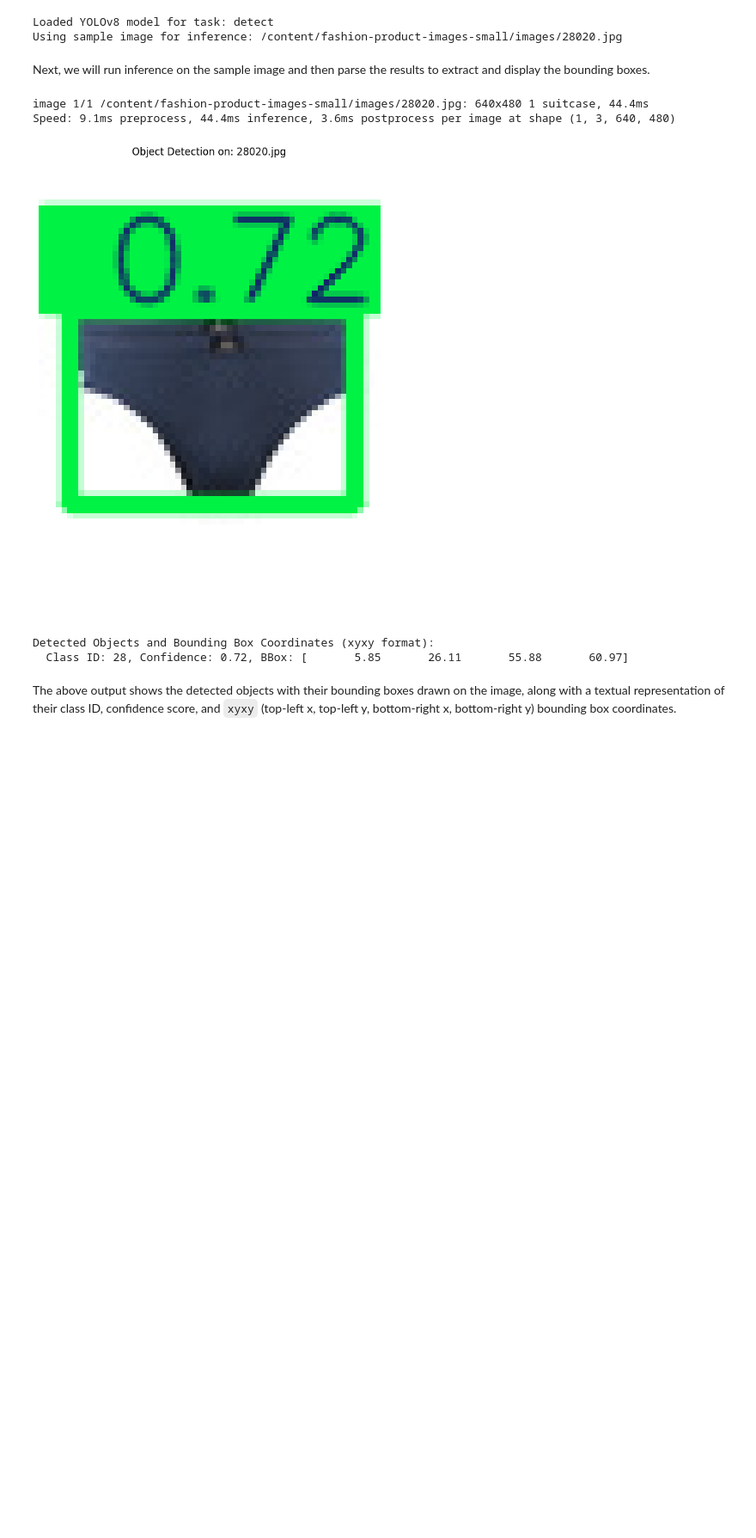
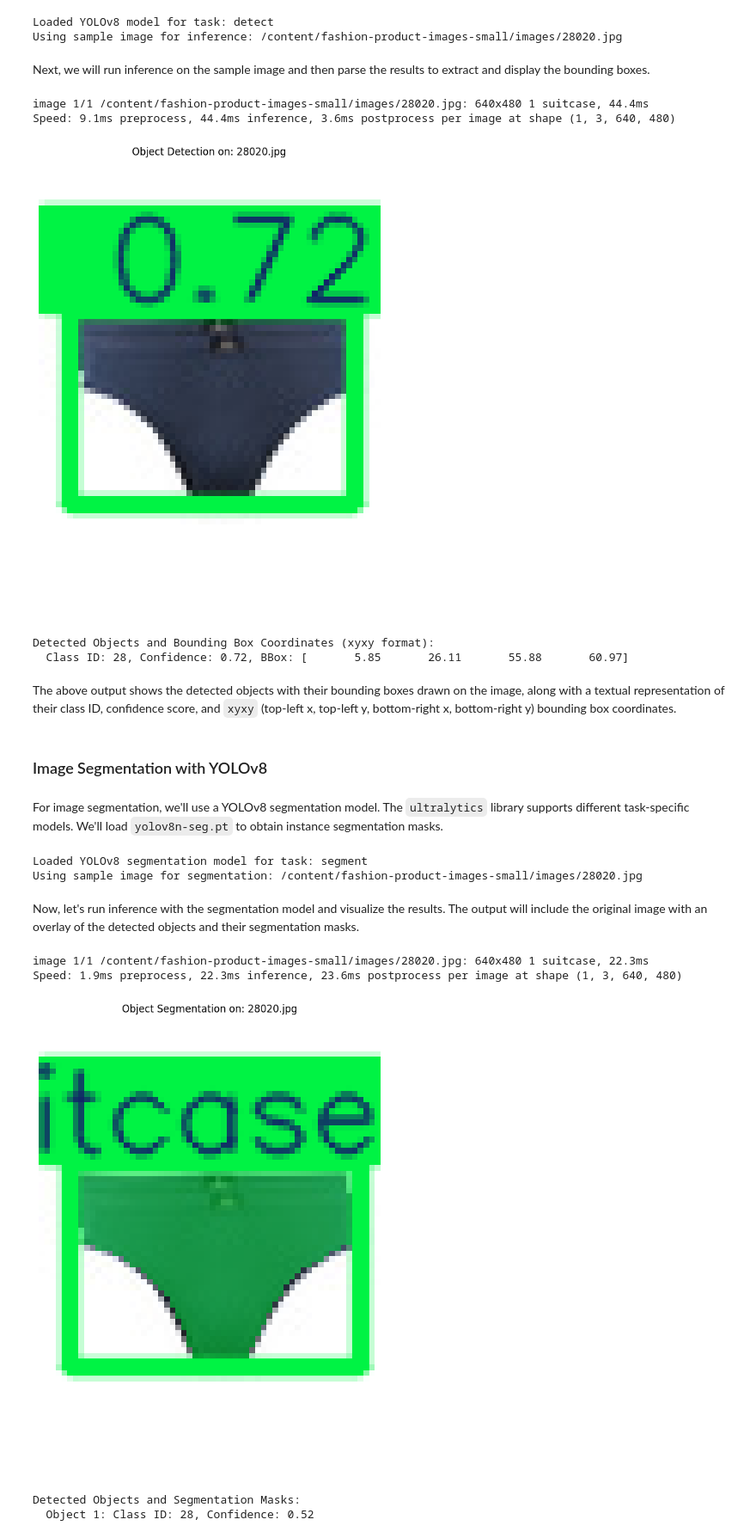
Before and after one commit to Bhavanam-Gireesh-Reddy/Incremental, a Jupyter notebook: Copy_of_Incremental_ML.ipynb, the cells around one changed output. Shown at 86% size. Saved outputs shown, nothing was run; the diff lists cells and outputs as text; code cells hidden in the pictures; blank space fills up the shorter version.

```diff
--- a/Copy_of_Incremental_ML.ipynb
+++ b/Copy_of_Incremental_ML.ipynb
@@ -1427,3 +1427,64 @@ Detected Objects and Bounding Box Coordinates (xyxy format):
   Class ID: 28, Confidence: 0.72, BBox: [       5.85       26.11       55.88       60.97]
 # %% [markdown]
 The above output shows the detected objects with their bounding boxes drawn on the image, along with a textual representation of their class ID, confidence score, and `xyxy` (top-left x, top-left y, bottom-right x, bottom-right y) bounding box coordinates.
+# %% [markdown]
+### Image Segmentation with YOLOv8
+# %% [markdown]
+For image segmentation, we'll use a YOLOv8 segmentation model. The `ultralytics` library supports different task-specific models. We'll load `yolov8n-seg.pt` to obtain instance segmentation masks.
+# %%
+# Load a pretrained YOLOv8n segmentation model
+segmentation_model = YOLO('yolov8n-seg.pt')
+
+# Take the same sample image from the test set for consistency
+sample_image_path_seg = test_images[0]
+
+print(f"Loaded YOLOv8 segmentation model for task: {segmentation_model.task}")
+print(f"Using sample image for segmentation: {sample_image_path_seg}")
+# %% [output]
+Loaded YOLOv8 segmentation model for task: segment
+Using sample image for segmentation: /content/fashion-product-images-small/images/28020.jpg
+# %% [markdown]
+Now, let's run inference with the segmentation model and visualize the results. The output will include the original image with an overlay of the detected objects and their segmentation masks.
+# %%
+from PIL import Image
+import numpy as np
+import cv2 # OpenCV for image manipulation (optional, but good for mask handling)
+
+# Perform inference on the sample image for segmentation
+segmentation_results = segmentation_model(sample_image_path_seg)
+
+# Process and visualize results
+for r in segmentation_results:
+    im_array = r.plot(conf=False, labels=True)  # plot returns an opencv image (BGR array) with masks and labels
+    im = Image.fromarray(im_array[..., ::-1])  # Convert BGR to RGB PIL image
+
+    plt.figure(figsize=(10, 10))
+    plt.imshow(im)
+    plt.axis('off')
+    plt.title(f"Object Segmentation on: {os.path.basename(sample_image_path_seg)}")
+    plt.show()
+
+    print("\nDetected Objects and Segmentation Masks:")
+    if r.masks is not None:
+        for i, mask_data in enumerate(r.masks.data):
+            xyxy = r.boxes.xyxy[i].cpu().numpy() # Bounding box for context
+            conf = r.boxes.conf[i].cpu().numpy()
+            cls = r.boxes.cls[i].cpu().numpy()
+
+            # Convert mask to numpy array and ensure it's binary
+            segmentation_mask_np = mask_data.cpu().numpy() # This is a float tensor [H, W]
+            # Resize mask to original image size for better visualization (optional, r.plot already handles this)
+            # It's usually a boolean mask at the original image's resolution
+
+            print(f"  Object {i+1}: Class ID: {int(cls)}, Confidence: {conf:.2f}")
+            # Optionally, you can print the mask shape or a snippet of it
+            # print(f"    Mask shape: {segmentation_mask_np.shape}")
+            # print(f"    Bounding Box (xyxy): {xyxy.round(2)}")
+
+            # For further processing (e.g., compositing), you can directly use the mask_data or the resized numpy mask
+# %% [output]
+image 1/1 /content/fashion-product-images-small/images/28020.jpg: 640x480 1 suitcase, 22.3ms
+Speed: 1.9ms preprocess, 22.3ms inference, 23.6ms postprocess per image at shape (1, 3, 640, 480)
+[figure, added]
+Detected Objects and Segmentation Masks:
+  Object 1: Class ID: 28, Confidence: 0.52
```
